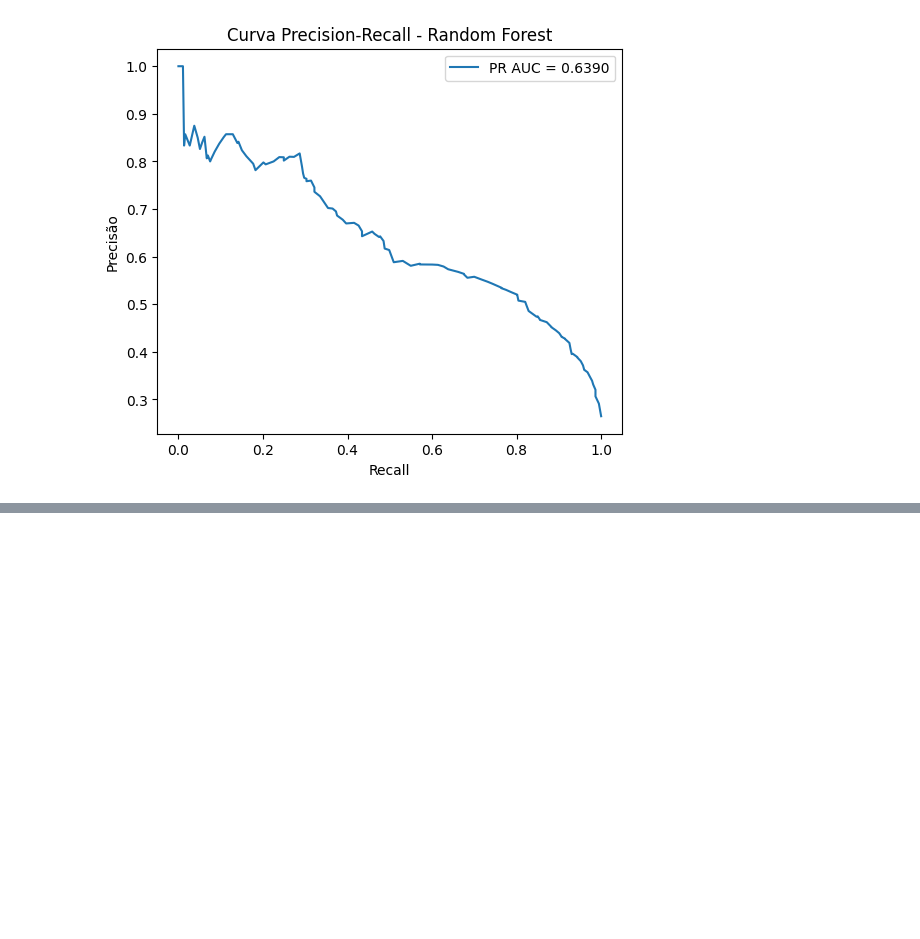
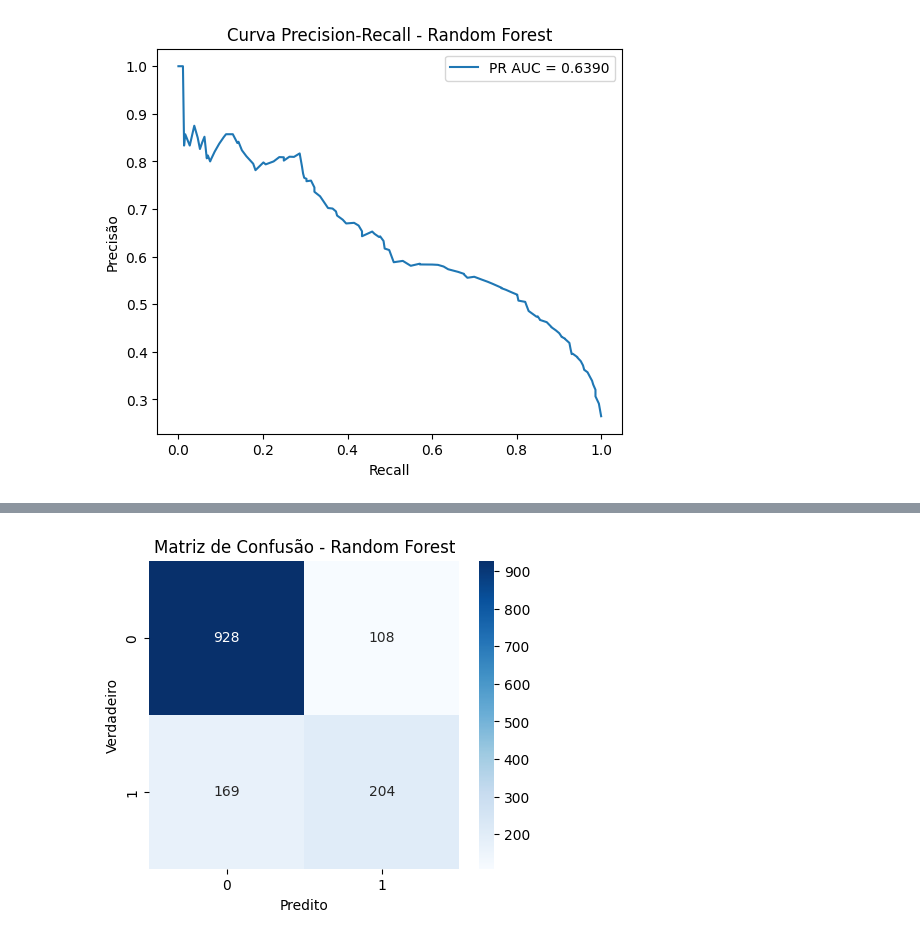
Before and after one commit to anasegatelli/curso-facens-python, a Jupyter notebook: ML/aula 3/ra242901.ipynb, the cells around one changed output, grey strips where cells are left out. Saved outputs shown, nothing was run; the diff lists cells and outputs as text; code cells hidden in the pictures; blank space fills up the shorter version.

```diff
--- a/ML/aula 3/ra242901.ipynb
+++ b/ML/aula 3/ra242901.ipynb
@@ -290,0 +310,9 @@ plt.show()
+# %%
+model_lgbm = LGBMClassifier(
+    n_estimators=300,
+    learning_rate=0.05,
+    max_depth=-1,
+    random_state=42
+)
+
+model_lgbm.fit(x_train, y_train)
@@ -290,0 +350,8 @@ plt.show()
+# %%
+model_xgb= XGBClassifier(
+    n_estimators=300,
+    learning_rate=0.05,
+    max_depth= 6,
+    random_state=42)
+# %%
+model_xgb.fit(x_train,y_train)
@@ -290,0 +370,3 @@ plt.show()
+# %%
+y_pred_xgb =model_xgb.predict(x_test)
+y_proba_xgb = model_xgb.predict_proba(x_test)[:,1]
@@ -290,0 +386,9 @@ plt.show()
+# %%
+cm = confusion_matrix(y_test, y_pred_xgb)
+plt.figure(figsize=(5,4))
+sns.heatmap(cm, annot=True, fmt="d", cmap="Blues")
+plt.title("Matriz de Confusão - Random Forest")
+plt.xlabel("Predito"); plt.ylabel("Verdadeiro")
+plt.show()
+# %% [output]
+[figure, added]
```
Also changed, not shown: parts of 12 cells of this notebook.
